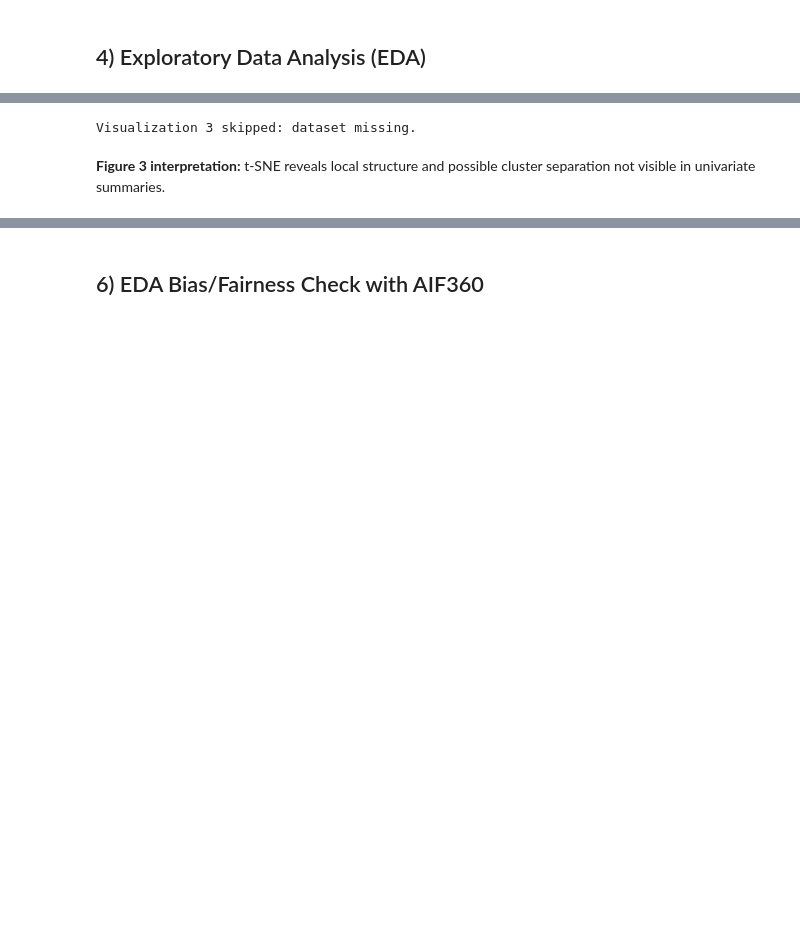
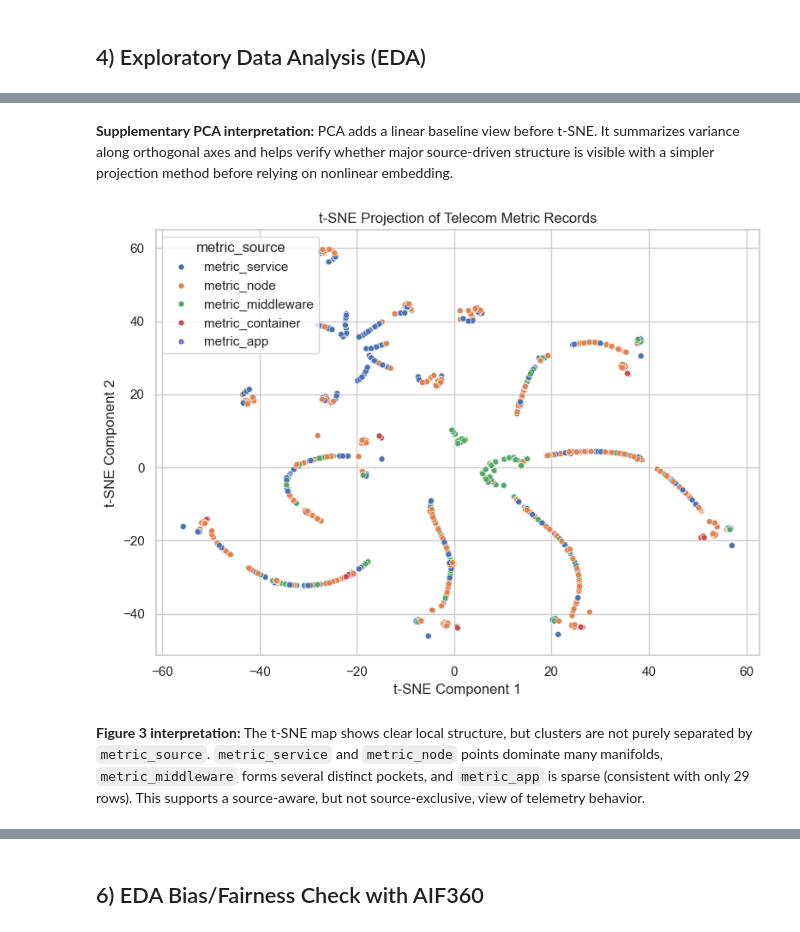
Before and after one commit to Ohara124c41/ai-programming-foundations-project, a Jupyter notebook: data_workflow.ipynb, the cells around one changed output, grey strips where cells are left out. Saved outputs shown, nothing was run; the diff lists cells and outputs as text; code cells hidden in the pictures; blank space fills up the shorter version.

```diff
--- a/data_workflow.ipynb
+++ b/data_workflow.ipynb
@@ -511,54 +836,65 @@ Visualization 2 skipped: not enough numeric features for correlation heatmap.
+# %% [markdown]
+**Supplementary PCA interpretation:** PCA adds a linear baseline view before t-SNE. It summarizes variance along orthogonal axes and helps verify whether major source-driven structure is visible with a simpler projection method before relying on nonlinear embedding.
 # %%
 if df_clean is None:
     tsne_frame = None
     print("Visualization 3 skipped: dataset missing.")
 else:
     numeric_df = df_clean.select_dtypes(include=[np.number]).copy()
+    numeric_df = numeric_df.replace([np.inf, -np.inf], np.nan)
+    numeric_df = numeric_df.loc[:, numeric_df.notna().mean() >= 0.40]
     numeric_df = numeric_df.loc[:, numeric_df.nunique(dropna=True) > 1]
 
     if numeric_df.shape[0] < 10 or numeric_df.shape[1] < 2:
         tsne_frame = None
         print("Visualization 3 skipped: need at least 10 rows and 2 informative numeric features.")
     else:
         sample_n = min(2000, len(numeric_df))
         sampled_numeric = numeric_df.sample(n=sample_n, random_state=42)
-        X = StandardScaler().fit_transform(sampled_numeric)
+        imputer = SimpleImputer(strategy="median")
+        X_imputed = imputer.fit_transform(sampled_numeric)
 
-        perplexity = min(30, max(5, sample_n // 20))
-        if perplexity >= sample_n:
-            perplexity = max(2, sample_n - 1)
+        if np.isnan(X_imputed).any():
+            tsne_frame = None
+            print("Visualization 3 skipped: NaN values remain after imputation.")
+        else:
+            X = StandardScaler().fit_transform(X_imputed)
 
-        embedding = TSNE(
-            n_components=2,
-            init="random",
-            learning_rate="auto",
-            perplexity=perplexity,
-            random_state=42,
-        ).fit_transform(X)
+            perplexity = min(30, max(5, sample_n // 20))
+            if perplexity >= sample_n:
+                perplexity = max(2, sample_n - 1)
 
-        tsne_frame = pd.DataFrame({"tsne_1": embedding[:, 0], "tsne_2": embedding[:, 1]}, index=sampled_numeric.index)
+            embedding = TSNE(
+                n_components=2,
+                init="random",
+                learning_rate="auto",
+                perplexity=perplexity,
+                random_state=42,
+            ).fit_transform(X)
 
-        hue_col = None
-        label_candidates = [
-            "label", "is_anomaly", "anomaly", "incident", "fault_type", "root_cause_service", "service"
-        ]
-        for col in label_candidates:
-            if col in df_clean.columns and df_clean[col].nunique(dropna=True) <= 10:
-                hue_col = col
-                break
+            tsne_frame = pd.DataFrame({"tsne_1": embedding[:, 0], "tsne_2": embedding[:, 1]}, index=sampled_numeric.index)
 
-        plt.figure(figsize=(8, 6))
-        if hue_col is None:
-            sns.scatterplot(data=tsne_frame, x="tsne_1", y="tsne_2", s=25)
-        else:
-            tsne_frame[hue_col] = df_clean.loc[tsne_frame.index, hue_col].astype(str)
-            sns.scatterplot(data=tsne_frame, x="tsne_1", y="tsne_2", hue=hue_col, s=25)
-        plt.title("t-SNE Projection of Numeric AIOps Features")
-        plt.xlabel("t-SNE Component 1")
-        plt.ylabel("t-SNE Component 2")
-        plt.tight_layout()
-        plt.show()
+            hue_col = None
+            label_candidates = [
+                "metric_source", "cmdb_id", "name", "servicename", "label", "is_anomaly", "anomaly", "incident", "fault_type", "root_cause_service", "service"
+            ]
+            for col in label_candidates:
+                if col in df_clean.columns and df_clean[col].nunique(dropna=True) <= 10:
+                    hue_col = col
+                    break
+
+            plt.figure(figsize=(8, 6))
+            if hue_col is None:
+                sns.scatterplot(data=tsne_frame, x="tsne_1", y="tsne_2", s=25)
+            else:
+                tsne_frame[hue_col] = df_clean.loc[tsne_frame.index, hue_col].astype(str)
+                sns.scatterplot(data=tsne_frame, x="tsne_1", y="tsne_2", hue=hue_col, s=25)
+            plt.title("t-SNE Projection of Telecom Metric Records")
+            plt.xlabel("t-SNE Component 1")
+            plt.ylabel("t-SNE Component 2")
+            plt.tight_layout()
+            plt.show()
 # %% [output]
-Visualization 3 skipped: dataset missing.
+[figure, added]
 # %% [markdown]
-**Figure 3 interpretation:** t-SNE reveals local structure and possible cluster separation not visible in univariate summaries.
+**Figure 3 interpretation:** The t-SNE map shows clear local structure, but clusters are not purely separated by `metric_source`. `metric_service` and `metric_node` points dominate many manifolds, `metric_middleware` forms several distinct pockets, and `metric_app` is sparse (consistent with only 29 rows). This supports a source-aware, but not source-exclusive, view of telemetry behavior.
```
Also changed, not shown: parts of 29 cells of this notebook, 3 other files.
